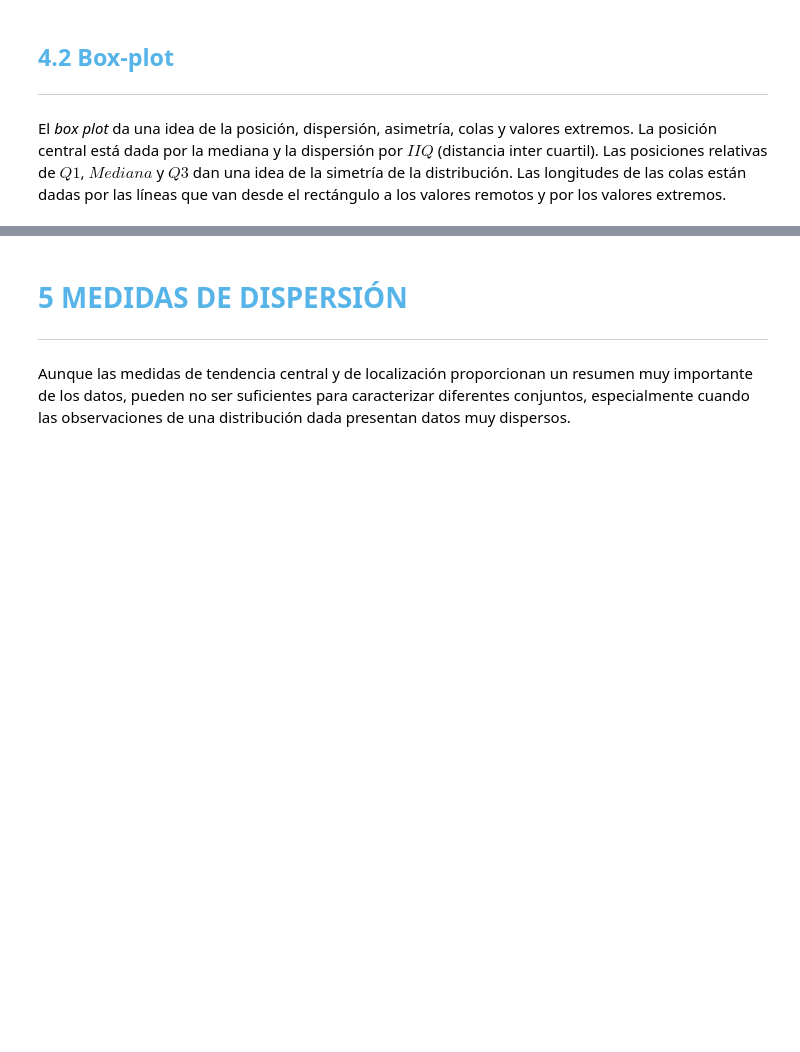
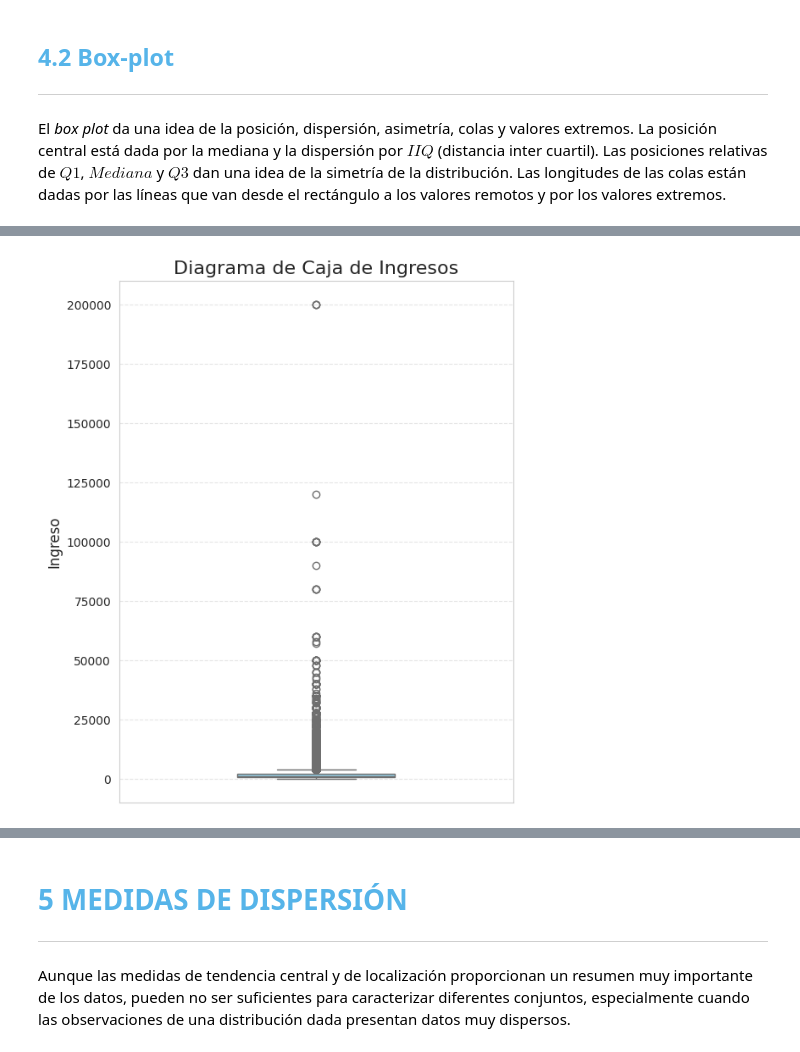
Before and after one commit to mikeismerio/estadistica_python, a Jupyter notebook: Curso_de_Estadística_con_Python_1.ipynb, the cells around one changed output, grey strips where cells are left out. Drawn from its saved outputs; the diff is of its cells as text; code cells hidden in the pictures; blank space fills up the shorter version.

Commit message:
Boxplot

```diff
--- a/Curso_de_Estadística_con_Python_1.ipynb
+++ b/Curso_de_Estadística_con_Python_1.ipynb
@@ -794,3 +818,16 @@ Hay una serie de medidas de posición similares en su diseño a la mediana, aunq
 El *box plot* da una idea de la posición, dispersión, asimetría, colas y valores extremos. La posición central está dada por la mediana y la dispersión por $IIQ$ (distancia inter cuartil). Las posiciones relativas de $Q1$, $Mediana$ y $Q3$ dan una idea de la simetría de la distribución. Las longitudes de las colas están dadas por las líneas que van desde el rectángulo a los valores remotos y por los valores extremos.
 # %% [markdown]
 <img src='https://caelum-online-public.s3.amazonaws.com/ESP-1752-estadistica-con-python-parte1/img005.png' width='65%'>
+# %%
+plt.figure(figsize=(6, 8)) # Más alto que ancho para verlo vertical
+
+# x= para horizontal, y= para vertical
+sns.boxplot(y=datos['Ingreso'], color='skyblue', width=0.4)
+
+plt.title('Diagrama de Caja de Ingresos', fontsize=16)
+plt.ylabel('Ingreso', fontsize=12)
+plt.grid(axis='y', linestyle='--', alpha=0.5)
+
+plt.show()
+# %% [output]
+[figure, added]
```
Also changed, not shown: parts of 7 cells of this notebook.
